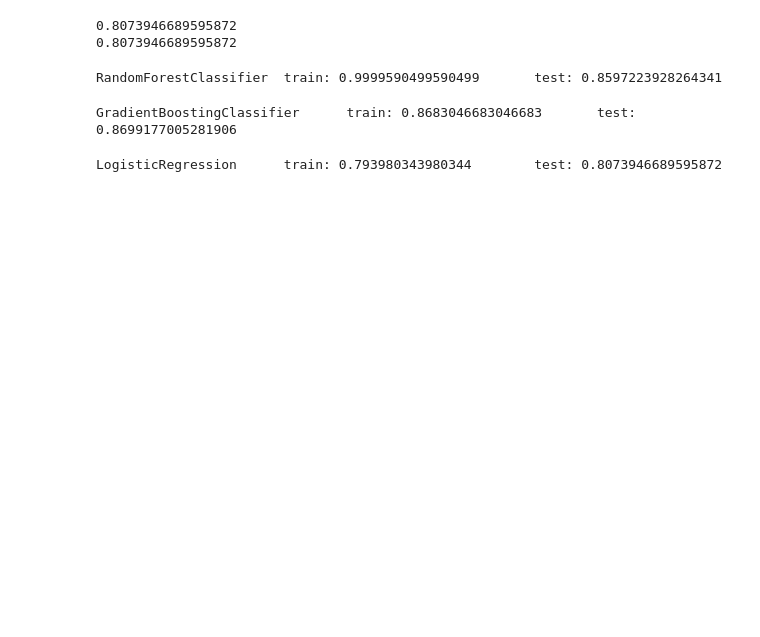
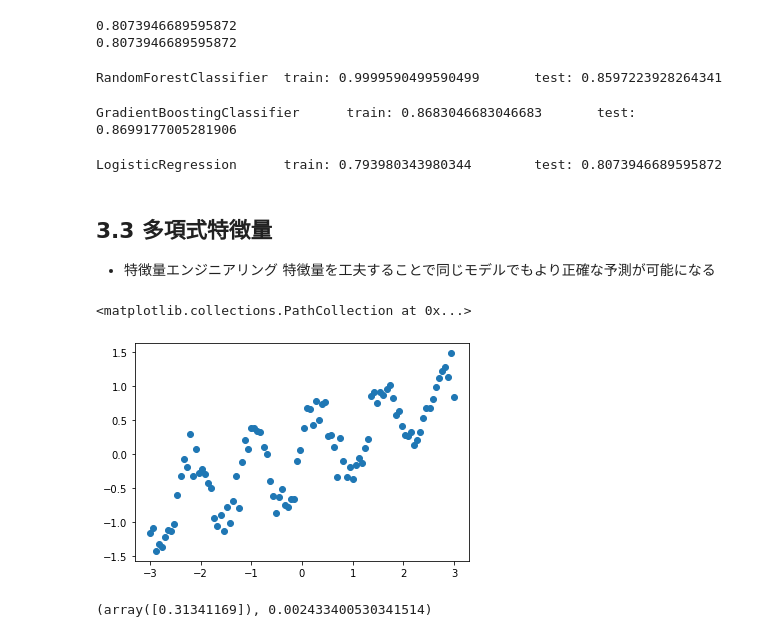
Before and after one commit to HidemotoNakada/j-techno, a Jupyter notebook: parts/3. データ表現と特徴量エンジニアリング.ipynb, the cells around one changed output. Cells and saved outputs as stored; diff of their text form; code cells hidden in the pictures; blank space fills up the shorter version.

```diff
--- a/parts/3. データ表現と特徴量エンジニアリング.ipynb
+++ b/parts/3. データ表現と特徴量エンジニアリング.ipynb
@@ -188,3 +201,31 @@ GradientBoostingClassifier      train: 0.8683046683046683       test: 0.86991770
 eval_classifier(LogisticRegression(), X_train, X_test, y_train, y_test)
 # %% [output]
 LogisticRegression      train: 0.793980343980344        test: 0.8073946689595872
+# %% [markdown]
+## 3.3 多項式特徴量
+
+- 特徴量エンジニアリング
+    特徴量を工夫することで同じモデルでもより正確な予測が可能になる
+# %%
+# データを作る
+# 1次間数 + サインカーブ + ガウシアンノイズ
+import numpy as np
+import matplotlib.pyplot as plt
+a, b, f, s = 0.3, 0.5, 5, 0.2
+
+Xp = np.linspace(-3, 3, 100)
+y = a * Xp + b * np.sin(Xp * f) + np.random.normal(scale=s, size=Xp.shape)
+X = Xp.reshape(-1, 1)
+plt.scatter(Xp, y)
+# %% [output]
+<matplotlib.collections.PathCollection at 0x...>
+[figure, added]
+# %%
+#  線形回帰で学習する
+from sklearn.linear_model import LinearRegression
+mdl = LinearRegression()
+mdl.fit(X, y)
+# 学習された線の確認
+mdl.coef_, mdl.intercept_
+# %% [output]
+(array([0.31341169]), 0.002433400530341514)
```
Also changed, not shown: parts of 35 cells of this notebook, 2 other files.
